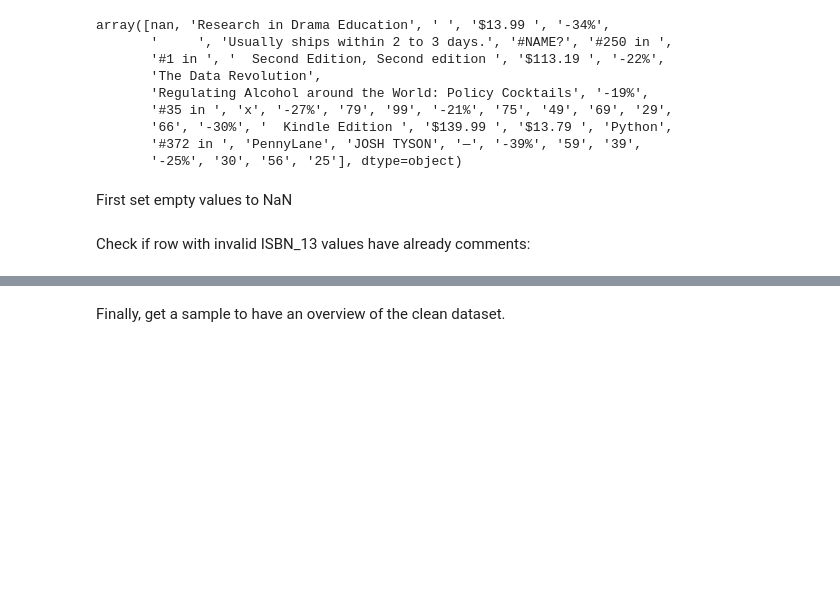
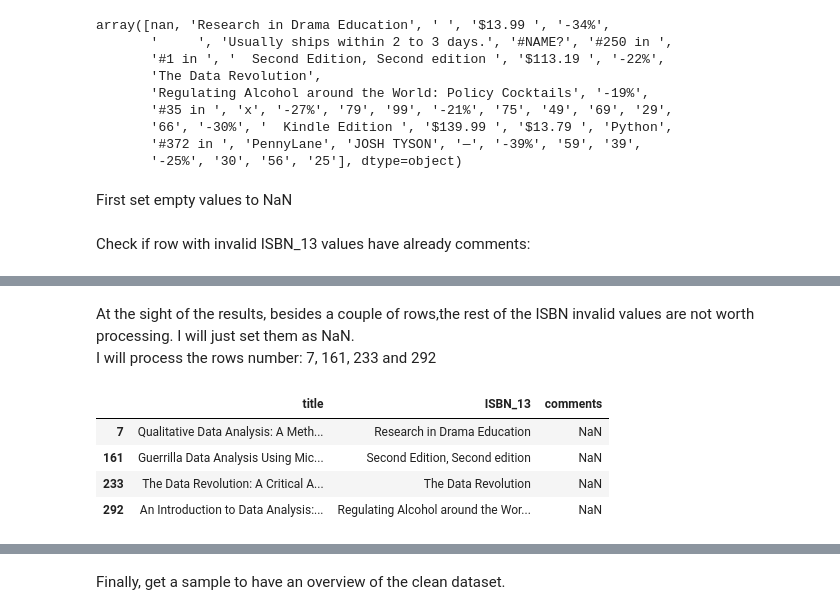
Before and after one commit to chusk2/data_cleaning, a Jupyter notebook: data_science_books/data_science_books.ipynb, the cells around one changed output, grey strips where cells are left out. Saved outputs shown, nothing was run; the diff lists cells and outputs as text; code cells hidden in the pictures; blank space fills up the shorter version.

```diff
--- a/data_science_books/data_science_books.ipynb
+++ b/data_science_books/data_science_books.ipynb
@@ -441,0 +464,11 @@ False
+# %% [markdown]
+At the sight of the results, besides a couple of rows,the rest of the ISBN invalid values are not worth processing. I will just set them as NaN.
+I will process the rows number: 7, 161, 233 and 292
+# %%
+df.loc[[7,161,233,292], ['title', 'ISBN_13', 'comments'] ]
+# %% [output]
+|  | title | ISBN_13 | comments |
+| 7 | Qualitative Data Analysis: A Meth... | Research in Drama Education | NaN |
+| 161 | Guerrilla Data Analysis Using Mic... | Second Edition, Second edition | NaN |
+| 233 | The Data Revolution: A Critical A... | The Data Revolution | NaN |
+| 292 | An Introduction to Data Analysis:... | Regulating Alcohol around the Wor... | NaN |
```
Also changed, not shown: parts of 22 cells of this notebook.
